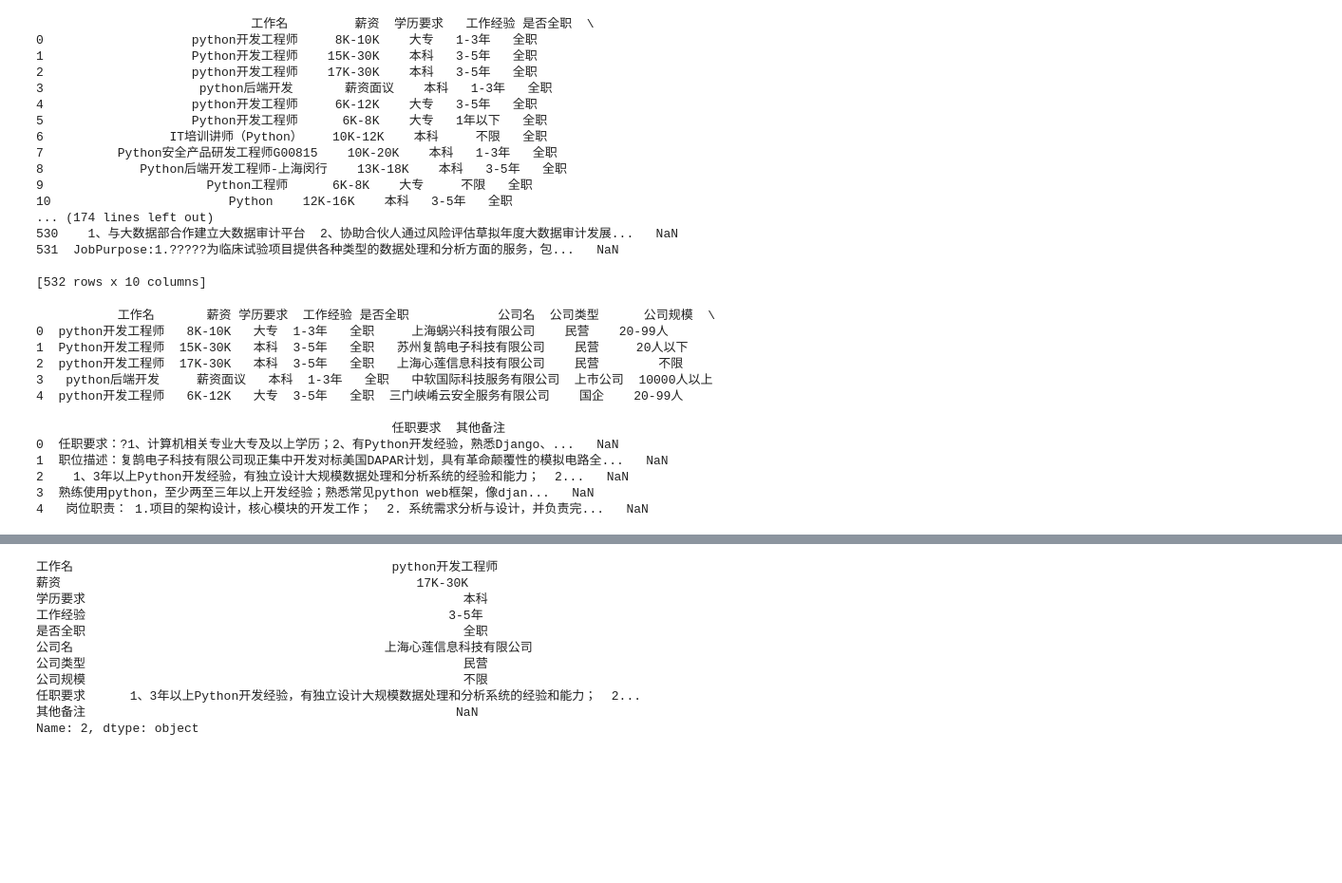
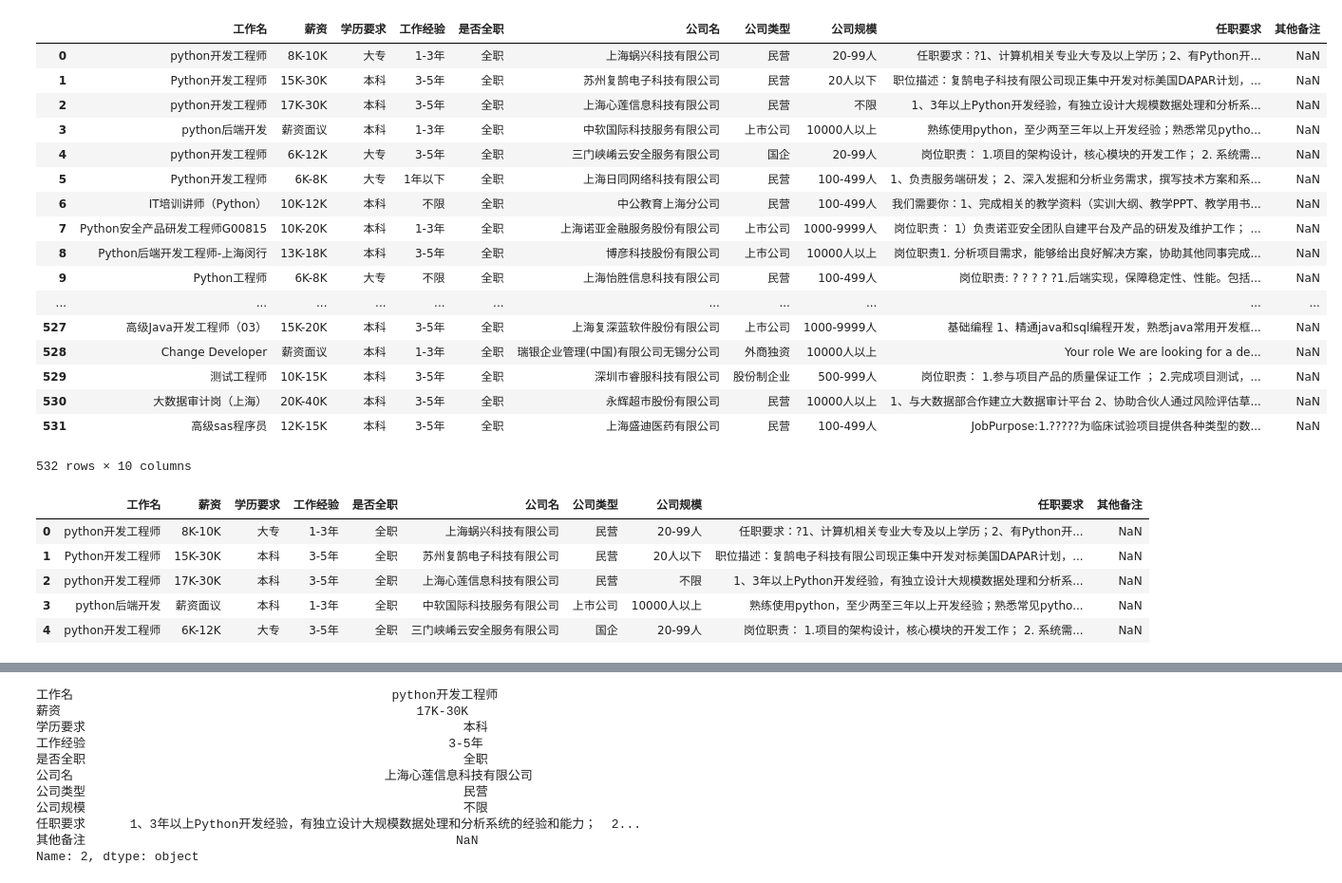
Before and after one commit to leledada/jupyter, a Jupyter notebook: datavisualization/ex1.ipynb, the cells around one changed output, grey strips where cells are left out. Shown: that part at 95% size. Saved outputs shown, nothing was run; the diff lists cells and outputs as text; code cells hidden in the pictures; blank space fills up the shorter version.

```diff
--- a/datavisualization/ex1.ipynb
+++ b/datavisualization/ex1.ipynb
@@ -1,49 +1,50 @@
 # %%
 #! /usr/bin/env python
 # -*- coding: utf-8 -*-
 
 '''
 https://crossincode.com/vip/homework_list/?cid=11
 数据可视化小组
 
 利用 Pandas 整理、统计**招聘信息
 https://crossincode.com/vip/homework/181/
 
 '''
 
 import pandas as pd
 
 #1、读取 CSV 格式文件“task_1_zhaopin_data.csv” (阅读参考文献 4)，并展示所有数据，数据名为为 df1;
 '''
 Pandas 读取 CSV 文件的方法(取方法一)
 https://www.jb51.net/article/174136.htm
 '''
 
 file_path="./task_1_zhaopin_data.csv"
 df1=pd.read_csv(file_path)
 df1=pd.DataFrame(df1)
 #显示所有列
 pd.set_option('display.max_columns', None)
-
-print(df1)
+# print(df1)
+df1
 # %% [output]
+|  | 工作名 | 薪资 | 学历要求 | 工作经验 | 是否全职 | 公司名 | 公司类型 | 公司规模 | 任职要求 | 其他备注 |
+| 0 | python开发工程师 | 8K-10K | 大专 | 1-3年 | 全职 | 上海蜗兴科技有限公司 | 民营 | 20-99人 | 任职要求：?1、计算机相关专业大专及以上学历；2、有Python开... | NaN |
+| 1 | Python开发工程师 | 15K-30K | 本科 | 3-5年 | 全职 | 苏州复鹄电子科技有限公司 | 民营 | 20人以下 | 职位描述：复鹄电子科技有限公司现正集中开发对标美国DAPAR计划，... | NaN |
+| 2 | python开发工程师 | 17K-30K | 本科 | 3-5年 | 全职 | 上海心莲信息科技有限公司 | 民营 | 不限 | 1、3年以上Python开发经验，有独立设计大规模数据处理和分析系... | NaN |
+| 3 | python后端开发 | 薪资面议 | 本科 | 1-3年 | 全职 | 中软国际科技服务有限公司 | 上市公司 | 10000人以上 | 熟练使用python，至少两至三年以上开发经验；熟悉常见pytho... | NaN |
+| 4 | python开发工程师 | 6K-12K | 大专 | 3-5年 | 全职 | 三门峡崤云安全服务有限公司 | 国企 | 20-99人 | 岗位职责： 1.项目的架构设计，核心模块的开发工作； 2. 系统需... | NaN |
+| 5 | Python开发工程师 | 6K-8K | 大专 | 1年以下 | 全职 | 上海日同网络科技有限公司 | 民营 | 100-499人 | 1、负责服务端研发； 2、深入发掘和分析业务需求，撰写技术方案和系... | NaN |
+| 6 | IT培训讲师（Python） | 10K-12K | 本科 | 不限 | 全职 | 中公教育上海分公司 | 民营 | 100-499人 | 我们需要你：1、完成相关的教学资料（实训大纲、教学PPT、教学用书... | NaN |
+| 7 | Python安全产品研发工程师G00815 | 10K-20K | 本科 | 1-3年 | 全职 | 上海诺亚金融服务股份有限公司 | 上市公司 | 1000-9999人 | 岗位职责： 1）负责诺亚安全团队自建平台及产品的研发及维护工作； ... | NaN |
+| 8 | Python后端开发工程师-上海闵行 | 13K-18K | 本科 | 3-5年 | 全职 | 博彦科技股份有限公司 | 上市公司 | 10000人以上 | 岗位职责1. 分析项目需求，能够给出良好解决方案，协助其他同事完成... | NaN |
+| 9 | Python工程师 | 6K-8K | 大专 | 不限 | 全职 | 上海怡胜信息科技有限公司 | 民营 | 100-499人 | 岗位职责: ? ? ? ? ?1.后端实现，保障稳定性、性能。包括... | NaN |
+| ... | ... | ... | ... | ... | ... | ... | ... | ... | ... | ... |
+| 527 | 高级Java开发工程师（03） | 15K-20K | 本科 | 3-5年 | 全职 | 上海复深蓝软件股份有限公司 | 上市公司 | 1000-9999人 | 基础编程 1、精通java和sql编程开发，熟悉java常用开发框... | NaN |
+| 528 | Change Developer | 薪资面议 | 本科 | 1-3年 | 全职 | 瑞银企业管理(中国)有限公司无锡分公司 | 外商独资 | 10000人以上 | Your role We are looking for a de... | NaN |
+| 529 | 测试工程师 | 10K-15K | 本科 | 3-5年 | 全职 | 深圳市睿服科技有限公司 | 股份制企业 | 500-999人 | 岗位职责： 1.参与项目产品的质量保证工作 ； 2.完成项目测试，... | NaN |
+| 530 | 大数据审计岗（上海） | 20K-40K | 本科 | 3-5年 | 全职 | 永辉超市股份有限公司 | 民营 | 10000人以上 | 1、与大数据部合作建立大数据审计平台 2、协助合伙人通过风险评估草... | NaN |
+| 531 | 高级sas程序员 | 12K-15K | 本科 | 3-5年 | 全职 | 上海盛迪医药有限公司 | 民营 | 100-499人 | JobPurpose:1.?????为临床试验项目提供各种类型的数... | NaN |
-                             工作名         薪资  学历要求   工作经验 是否全职  \
-0                    python开发工程师     8K-10K    大专   1-3年   全职
-1                    Python开发工程师    15K-30K    本科   3-5年   全职
-2                    python开发工程师    17K-30K    本科   3-5年   全职
-3                     python后端开发       薪资面议    本科   1-3年   全职
-4                    python开发工程师     6K-12K    大专   3-5年   全职
-5                    Python开发工程师      6K-8K    大专   1年以下   全职
-6                 IT培训讲师（Python）    10K-12K    本科     不限   全职
-7          Python安全产品研发工程师G00815    10K-20K    本科   1-3年   全职
-8             Python后端开发工程师-上海闵行    13K-18K    本科   3-5年   全职
-9                      Python工程师      6K-8K    大专     不限   全职
-10                        Python    12K-16K    本科   3-5年   全职
-... (174 lines left out)
-530    1、与大数据部合作建立大数据审计平台  2、协助合伙人通过风险评估草拟年度大数据审计发展...   NaN
-531  JobPurpose:1.?????为临床试验项目提供各种类型的数据处理和分析方面的服务，包...   NaN
-
-[532 rows x 10 columns]
+532 rows × 10 columns
 # %%
 #2、利用 head 选取前部数据查看 (阅读参考文献 5);
 
@@ -51,22 +52,15 @@ print(df1)
 Pandas 库之 DataFrame 使用的学习笔记
 https://www.jb51.net/article/163636.htm
 '''
-
-print(df1.head())
+# print(df1.head())
+df1.head()
 # %% [output]
-           工作名       薪资 学历要求  工作经验 是否全职            公司名  公司类型      公司规模  \
-0  python开发工程师   8K-10K   大专  1-3年   全职     上海蜗兴科技有限公司    民营    20-99人
-1  Python开发工程师  15K-30K   本科  3-5年   全职   苏州复鹄电子科技有限公司    民营     20人以下
-2  python开发工程师  17K-30K   本科  3-5年   全职   上海心莲信息科技有限公司    民营        不限
-3   python后端开发     薪资面议   本科  1-3年   全职   中软国际科技服务有限公司  上市公司  10000人以上
-4  python开发工程师   6K-12K   大专  3-5年   全职  三门峡崤云安全服务有限公司    国企    20-99人
-
-                                                任职要求  其他备注
-0  任职要求：?1、计算机相关专业大专及以上学历；2、有Python开发经验，熟悉Django、...   NaN
-1  职位描述：复鹄电子科技有限公司现正集中开发对标美国DAPAR计划，具有革命颠覆性的模拟电路全...   NaN
-2    1、3年以上Python开发经验，有独立设计大规模数据处理和分析系统的经验和能力；  2...   NaN
-3  熟练使用python，至少两至三年以上开发经验；熟悉常见python web框架，像djan...   NaN
-4   岗位职责： 1.项目的架构设计，核心模块的开发工作；  2. 系统需求分析与设计，并负责完...   NaN
+|  | 工作名 | 薪资 | 学历要求 | 工作经验 | 是否全职 | 公司名 | 公司类型 | 公司规模 | 任职要求 | 其他备注 |
+| 0 | python开发工程师 | 8K-10K | 大专 | 1-3年 | 全职 | 上海蜗兴科技有限公司 | 民营 | 20-99人 | 任职要求：?1、计算机相关专业大专及以上学历；2、有Python开... | NaN |
+| 1 | Python开发工程师 | 15K-30K | 本科 | 3-5年 | 全职 | 苏州复鹄电子科技有限公司 | 民营 | 20人以下 | 职位描述：复鹄电子科技有限公司现正集中开发对标美国DAPAR计划，... | NaN |
+| 2 | python开发工程师 | 17K-30K | 本科 | 3-5年 | 全职 | 上海心莲信息科技有限公司 | 民营 | 不限 | 1、3年以上Python开发经验，有独立设计大规模数据处理和分析系... | NaN |
+| 3 | python后端开发 | 薪资面议 | 本科 | 1-3年 | 全职 | 中软国际科技服务有限公司 | 上市公司 | 10000人以上 | 熟练使用python，至少两至三年以上开发经验；熟悉常见pytho... | NaN |
+| 4 | python开发工程师 | 6K-12K | 大专 | 3-5年 | 全职 | 三门峡崤云安全服务有限公司 | 国企 | 20-99人 | 岗位职责： 1.项目的架构设计，核心模块的开发工作； 2. 系统需... | NaN |
 # %%
 #3、利用 tail 选取底部数据查看 (阅读参考文献 5);  https://www.jb51.net/article/163636.htm
 
```
Also changed, not shown: parts of 7 cells of this notebook.
